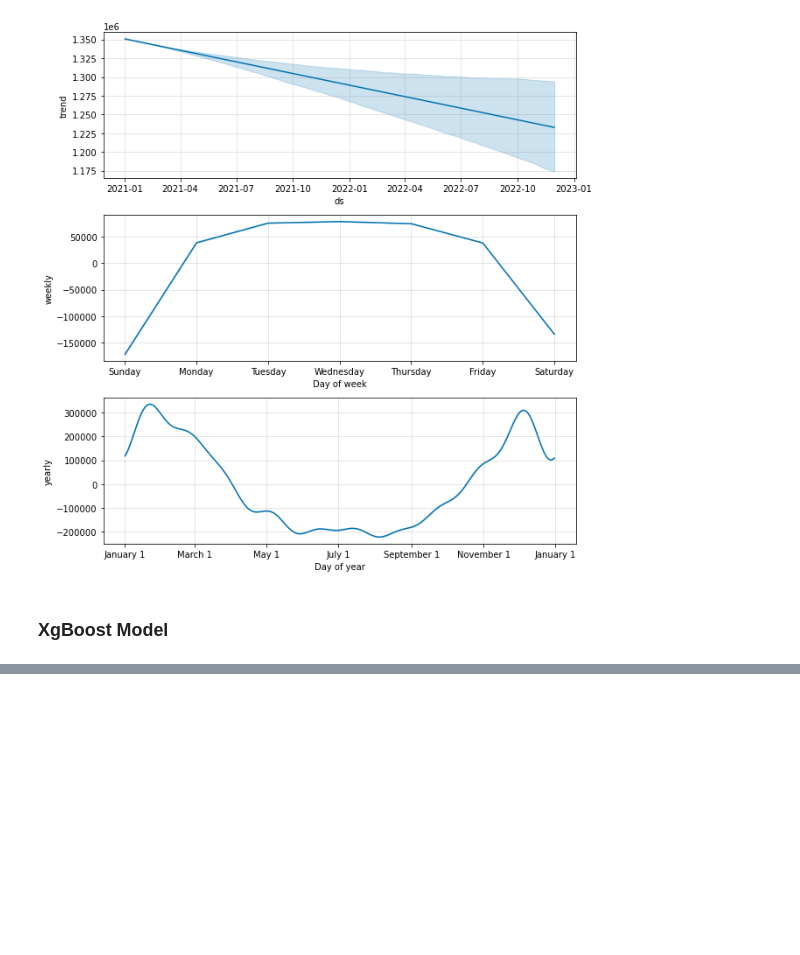
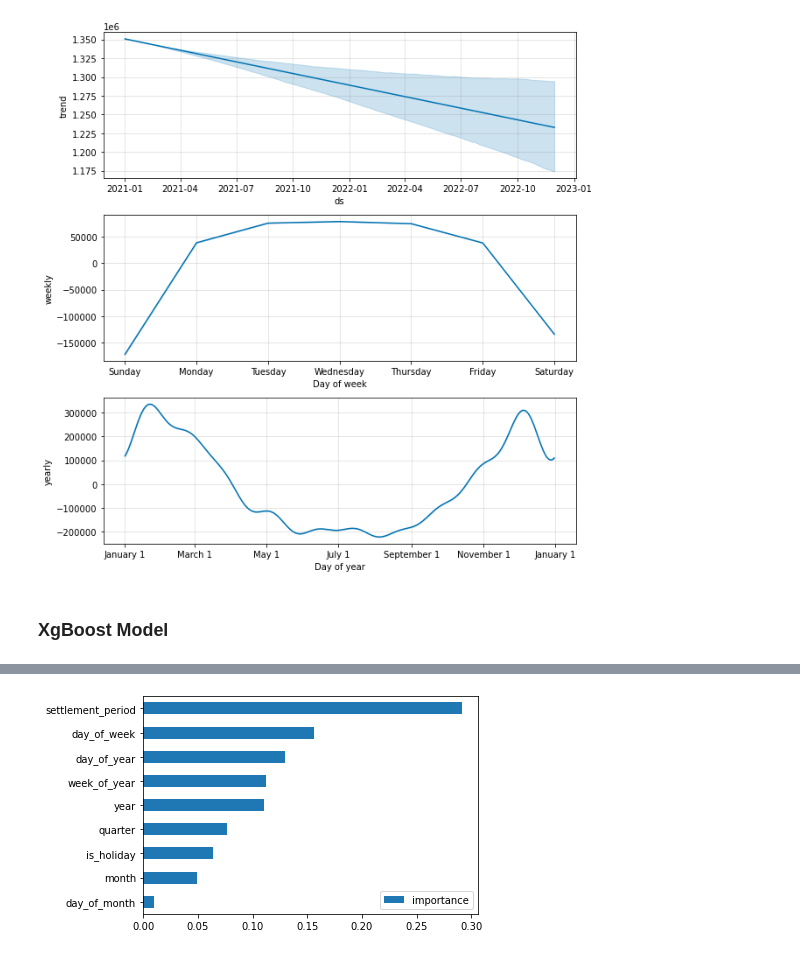
Before and after one commit to ameyak2310/EnergyDemandForecasting_TimeSeriesAnalysis, a Jupyter notebook: EnergyDemandForecast.ipynb, the cells around one changed output, grey strips where cells are left out. Drawn from its saved outputs; the diff is of its cells as text; code cells hidden in the pictures; blank space fills up the shorter version.

```diff
--- a/EnergyDemandForecast.ipynb
+++ b/EnergyDemandForecast.ipynb
@@ -793,0 +808,10 @@ _ = modelProphet.plot_components(data_pred.reset_index())
+# %%
+feat_imp_1 = pd.DataFrame(data=reg_xgb.feature_importances_,
+                          index=reg_xgb.get_booster().feature_names,
+                          columns=["importance"],
+                        )
+
+feat_imp_1.sort_values("importance", ascending=True, inplace=True)
+feat_imp_1.plot(kind="barh");
+# %% [output]
+[figure, added]
```
Also changed, not shown: parts of 6 cells of this notebook.
